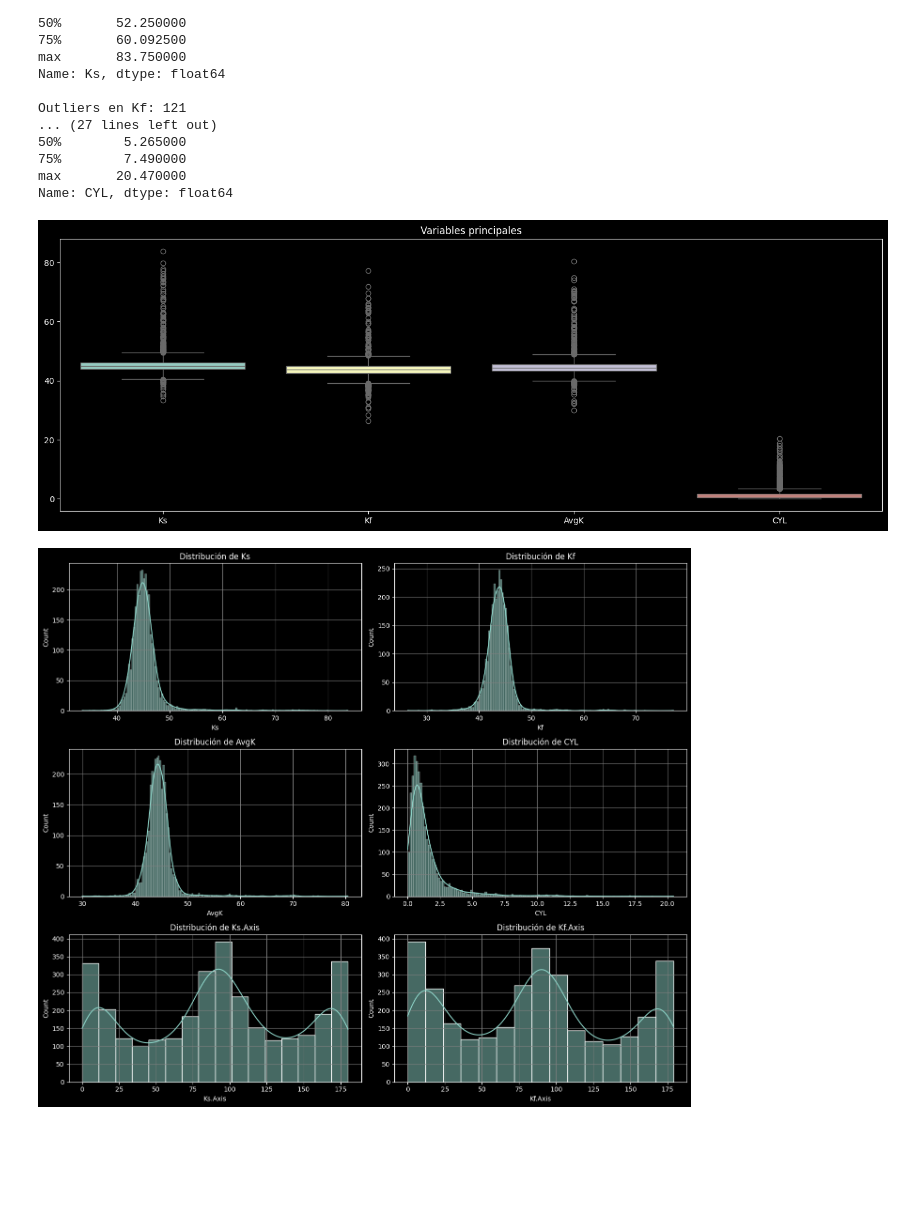
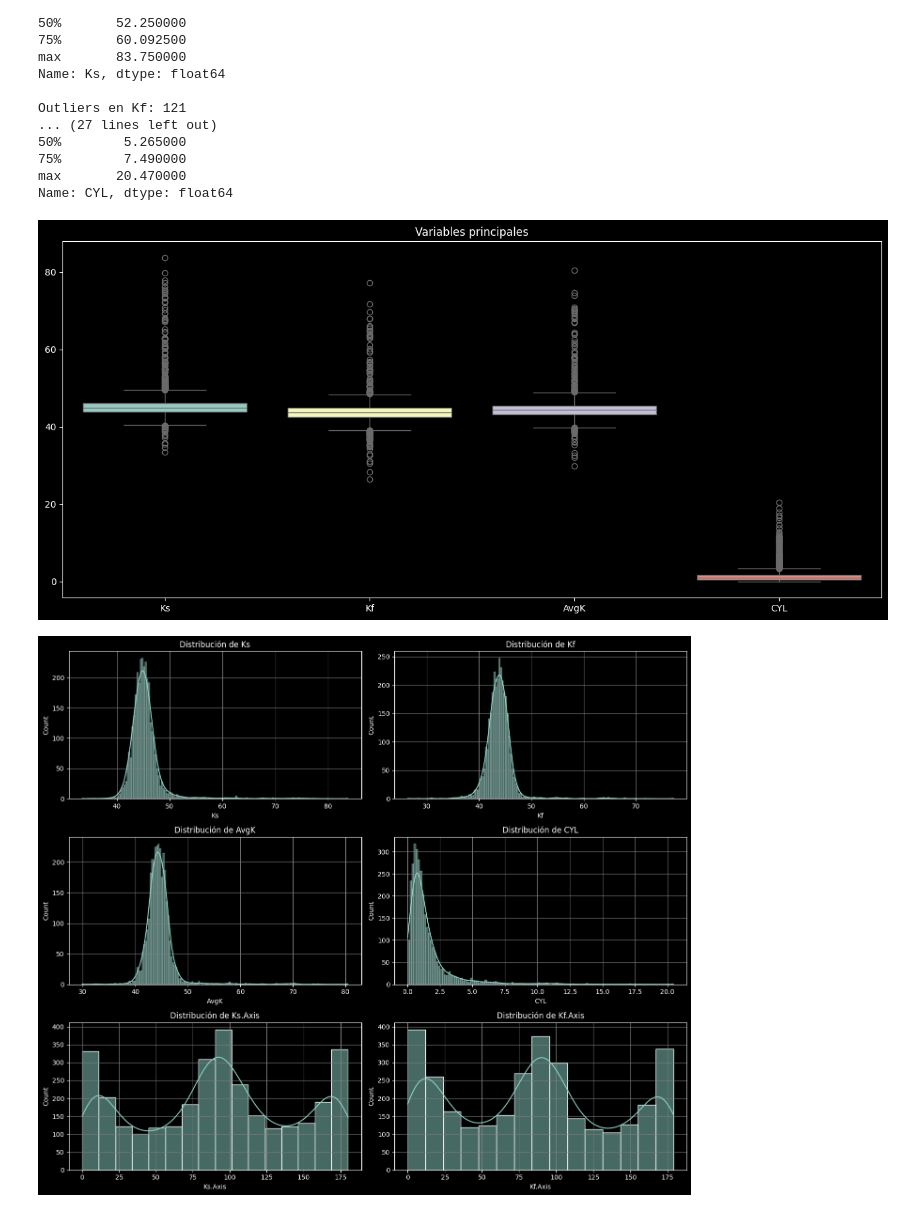
Before and after one commit to zamef/ProyectoTSBM, a Jupyter notebook: ProyectoDeteccionQueratocono.ipynb, the cells around one changed output. Cells and saved outputs as stored; diff of their text form; code cells hidden in the pictures; blank space fills up the shorter version.

```diff
--- a/ProyectoDeteccionQueratocono.ipynb
+++ b/ProyectoDeteccionQueratocono.ipynb
@@ -183,8 +183,8 @@ La selección de estas variables tiene que ver con su importancia en la queratom
 # %%
-main_k_metrics = ['Ks', 'Kf', 'AvgK', 'CYL', 'Ks.Axis', 'Kf.Axis', 'ACCP', 'Ks.1', 'Kf.1', 'AvgK.1', 'CYL.1']
+main_variables = ['Ks', 'Kf', 'AvgK', 'CYL', 'Ks.Axis', 'Kf.Axis', 'ACCP', 'Ks.1', 'Kf.1', 'AvgK.1', 'CYL.1']
 
 # Estadísticas descriptivas para estas variables principales
-data[main_k_metrics].describe()
+data[main_variables].describe()
 # %% [output]
 |  | Ks | Kf | AvgK | CYL | Ks.Axis | Kf.Axis | ACCP | Ks.1 | Kf.1 | AvgK.1 | CYL.1 |
 | count | 3162.000000 | 3162.000000 | 3162.000000 | 3162.000000 | 3162.000000 | 3162.000000 | 3162.000000 | 3162.000000 | 3162.000000 | 3162.000000 | 3162.000000 |
@@ -232,14 +232,14 @@ max       20.470000
 Name: CYL, dtype: float64
 # %%
 # outliers
-plt.figure(figsize=(18, 6))
-sns.boxplot(data=data[main_k_metrics[:4]])
+plt.figure(figsize=(16, 7))
+sns.boxplot(data=data[main_variables[:4]])
 plt.title('Variables principales')
 plt.grid(False)
 plt.xticks()
 plt.show()
 # %% [output]
-[figure, old version]
+[figure, new version]
 # %%
 # distribución de las variables principales
 plt.figure(figsize=(14, 12))
```
Also changed, not shown: parts of 29 cells of this notebook.
